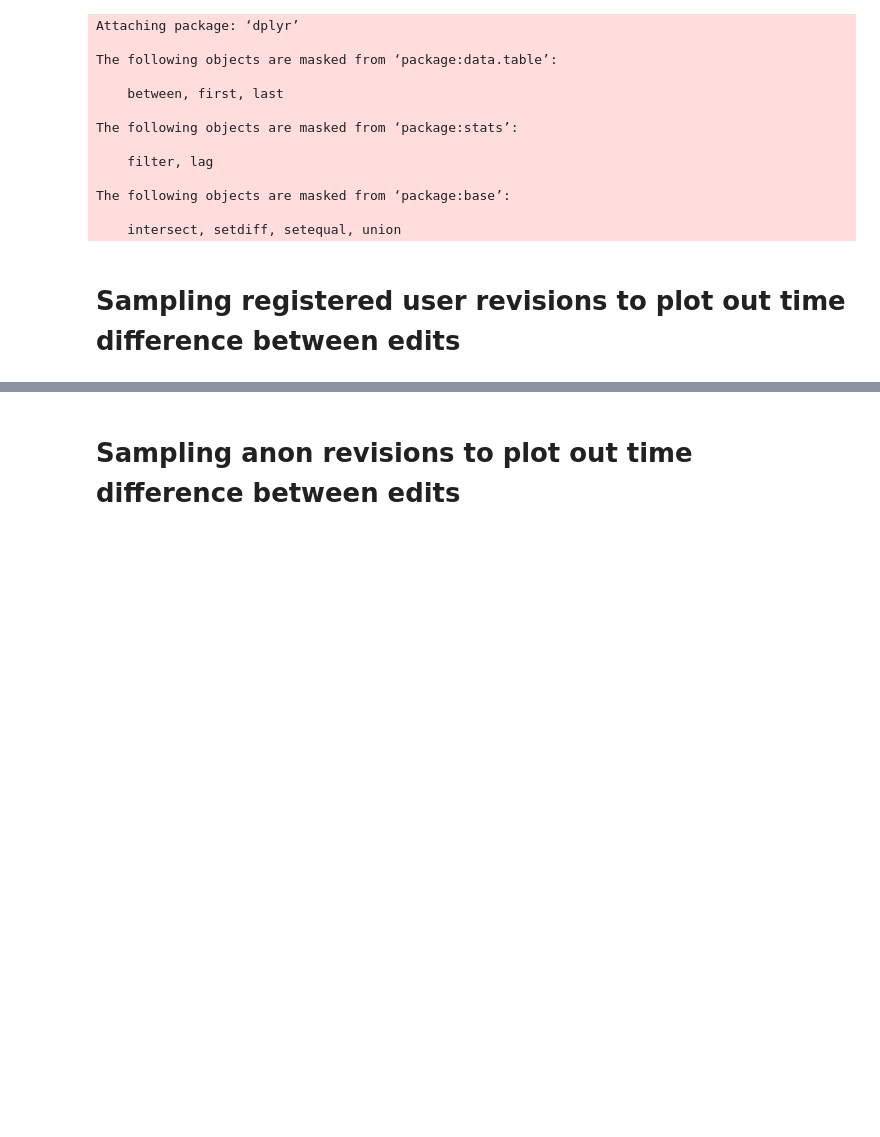
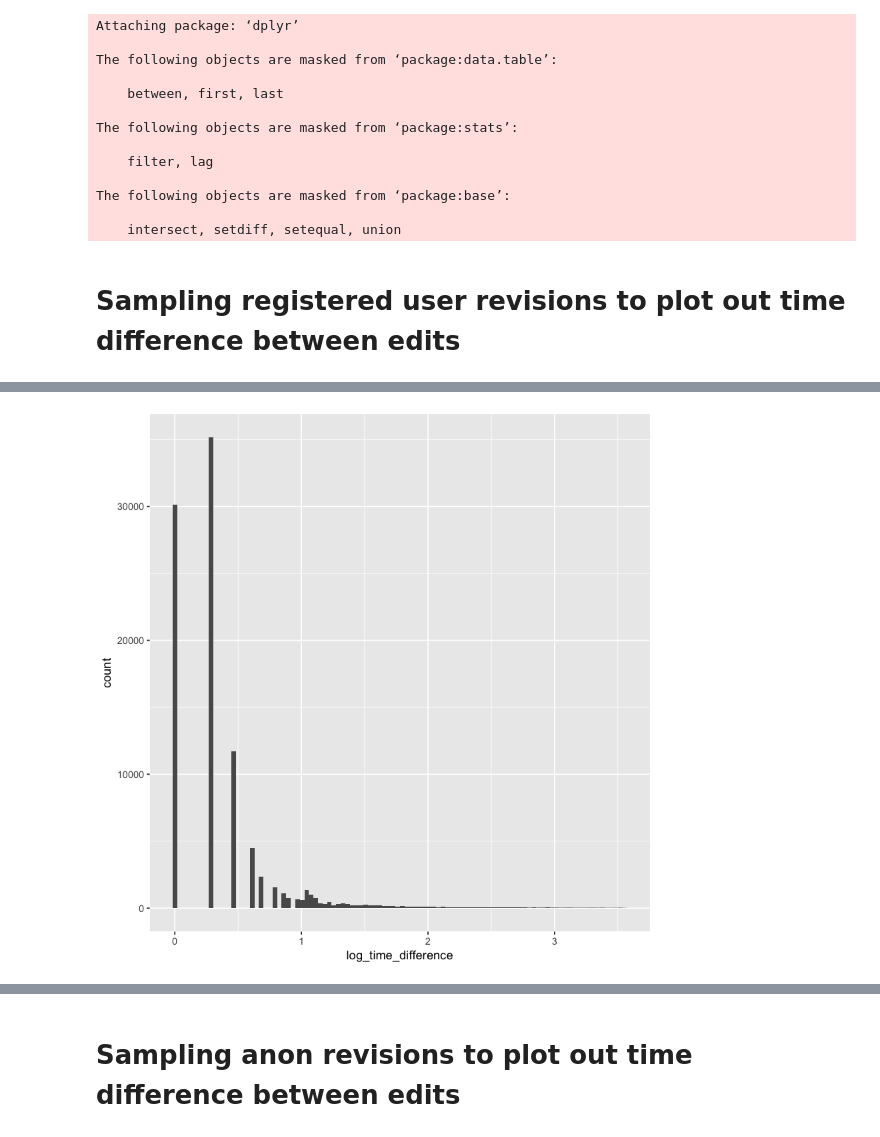
Before and after one commit to hall1467/wikidata_usage_tracking, a Jupyter notebook: jupyter_notebooks/anon edit analysis/anon edit analysis.ipynb, the cells around one changed output, grey strips where cells are left out. Drawn from its saved outputs; the diff is of its cells as text; code cells hidden in the pictures; blank space fills up the shorter version.

```diff
--- a/jupyter_notebooks/anon edit analysis/anon edit analysis.ipynb
+++ b/jupyter_notebooks/anon edit analysis/anon edit analysis.ipynb
@@ -47,9 +33,9 @@ summary(sample_registered_user_revision_session_data)
+# %%
+sample_registered_user_revision_session_data$log_time_difference <- log10(sample_registered_user_revision_session_data$time_difference + 1)
 # %%
 attach(sample_registered_user_revision_session_data)
-# %%
-sample_registered_user_revision_session_data$updated_timestamp <- as.POSIXct(as.character(timestamp), format='%Y%m%d%H%M%S', origin='1970-01-01')
-# %%
-sample_registered_user_revision_session_data$updated_previous_timestamp <- as.POSIXct(as.character(prev_timestamp), format='%Y%m%d%H%M%S', origin='1970-01-01')
-# %%
-sample_registered_user_revision_session_data$log_time_difference <- log2(as.numeric(sample_registered_user_revision_session_data$updated_timestamp - sample_registered_user_revision_session_data$updated_previous_timestamp))
+# %%
+ggplot(sample_registered_user_revision_session_data[prev_timestamp != 'NULL',],aes(x=log_time_difference)) + geom_histogram(bins=100)
+# %% [output]
+[figure, added]
 # %%
```
Also changed, not shown: parts of 68 cells of this notebook.
